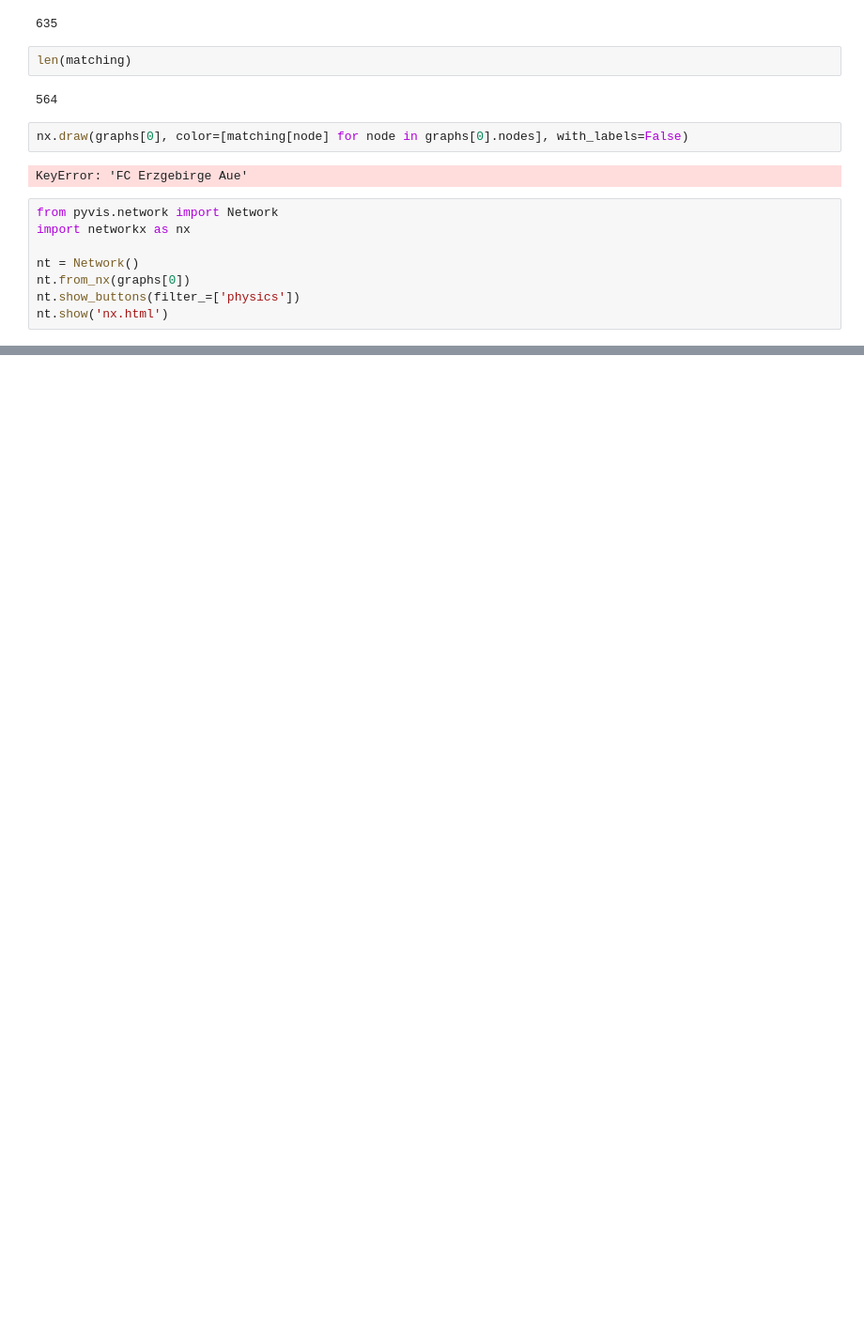
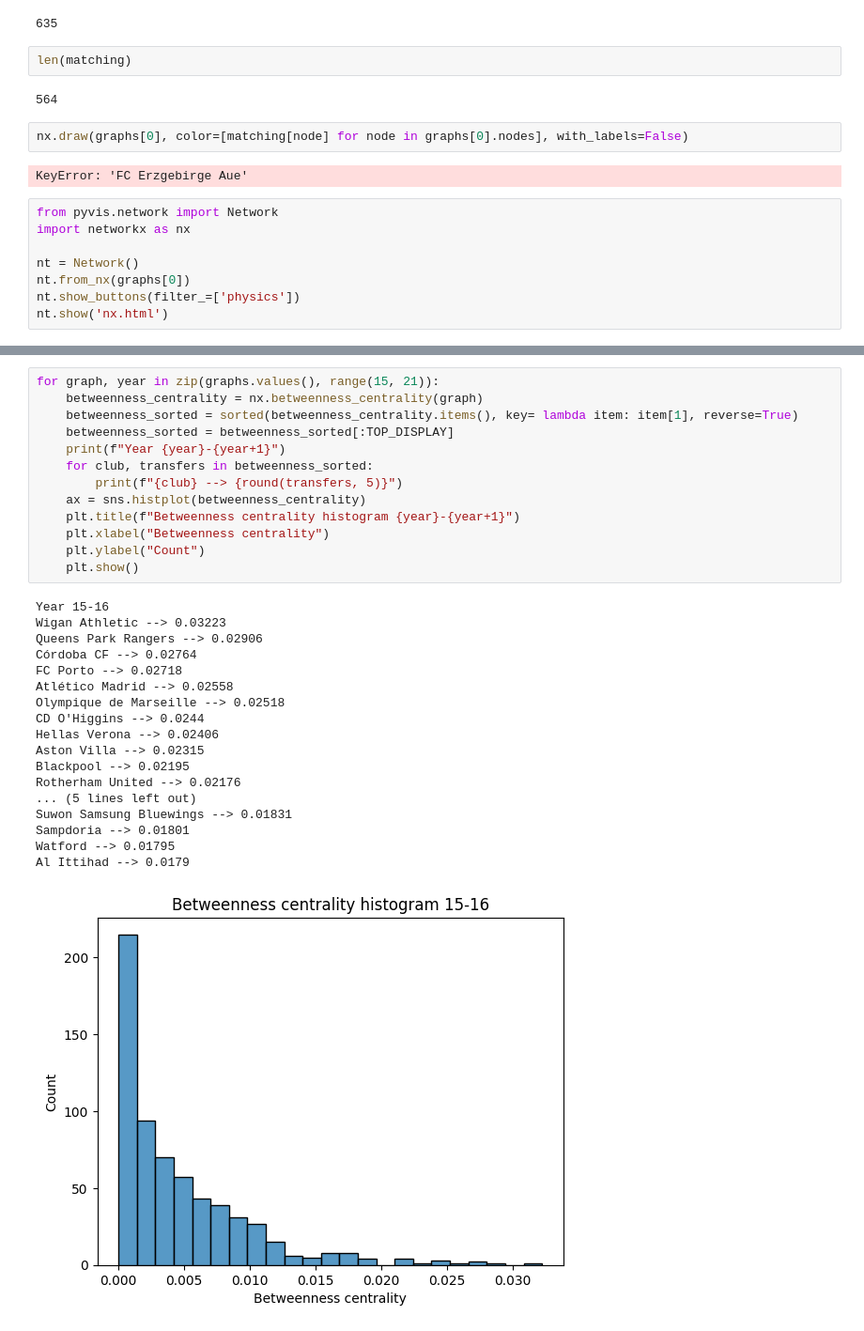
Before and after one commit to chrisgal77/PFPGA, a Jupyter notebook: lab4.ipynb, the cells around one changed output, grey strips where cells are left out. Shown at 94% size. Saved outputs shown, nothing was run; the diff lists cells and outputs as text; blank space fills up the shorter version.

```diff
--- a/lab4.ipynb
+++ b/lab4.ipynb
@@ -128,0 +254,32 @@ nt.show('nx.html')
+# %%
+for graph, year in zip(graphs.values(), range(15, 21)):
+    betweenness_centrality = nx.betweenness_centrality(graph)
+    betweenness_sorted = sorted(betweenness_centrality.items(), key= lambda item: item[1], reverse=True)
+    betweenness_sorted = betweenness_sorted[:TOP_DISPLAY]
+    print(f"Year {year}-{year+1}")
+    for club, transfers in betweenness_sorted:
+        print(f"{club} --> {round(transfers, 5)}")
+    ax = sns.histplot(betweenness_centrality)
+    plt.title(f"Betweenness centrality histogram {year}-{year+1}")
+    plt.xlabel("Betweenness centrality")
+    plt.ylabel("Count")
+    plt.show()
+# %% [output]
+Year 15-16
+Wigan Athletic --> 0.03223
+Queens Park Rangers --> 0.02906
+Córdoba CF --> 0.02764
+FC Porto --> 0.02718
+Atlético Madrid --> 0.02558
+Olympique de Marseille --> 0.02518
+CD O'Higgins --> 0.0244
+Hellas Verona --> 0.02406
+Aston Villa --> 0.02315
+Blackpool --> 0.02195
+Rotherham United --> 0.02176
+... (5 lines left out)
+Suwon Samsung Bluewings --> 0.01831
+Sampdoria --> 0.01801
+Watford --> 0.01795
+Al Ittihad --> 0.0179
+[figure, added]
```
Also changed, not shown: parts of 10 cells of this notebook.
